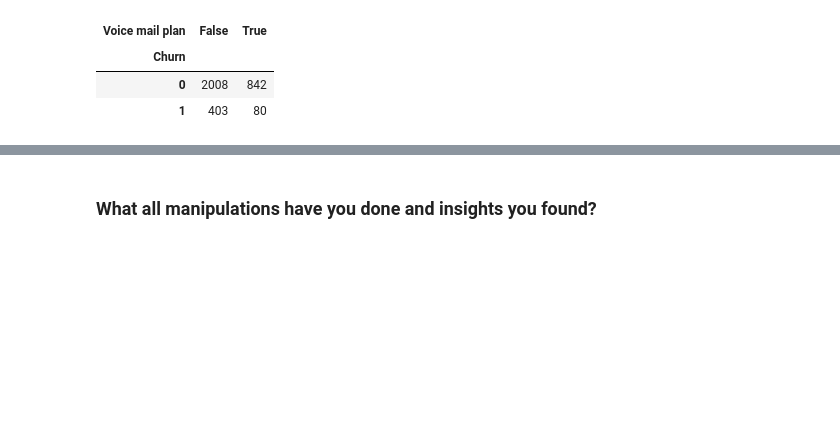
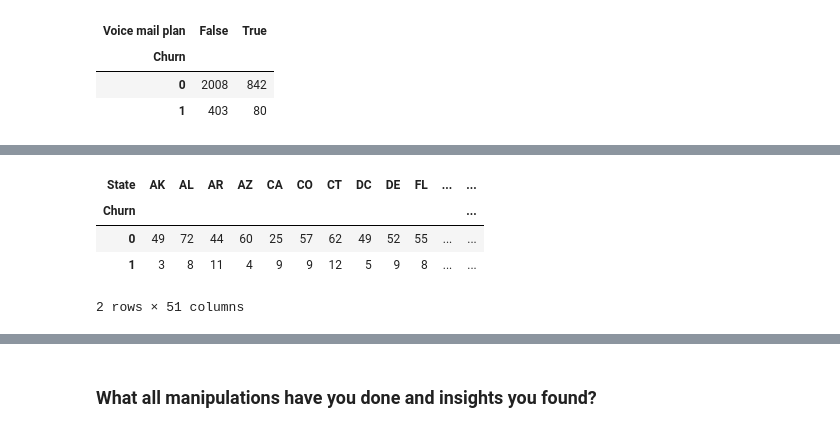
Before and after one commit to rajathAgalkote/EDA1-Telecom-Churn---Capstone, a Jupyter notebook: Rajathadri_EDA_Telecom_Churn_Analysis_Project.ipynb, the cells around one changed output, grey strips where cells are left out. Drawn from its saved outputs; the diff is of its cells as text; code cells hidden in the pictures; blank space fills up the shorter version.

```diff
--- a/Rajathadri_EDA_Telecom_Churn_Analysis_Project.ipynb
+++ b/Rajathadri_EDA_Telecom_Churn_Analysis_Project.ipynb
@@ -508,0 +526,10 @@ pd.crosstab(db['Churn'], db['Voice mail plan'])
+# %%
+# a Transposed cross table to observe the correlation between State and Churn
+
+pd.crosstab(db['State'], db['Churn']).T
+# %% [output]
+| State | AK | AL | AR | AZ | CA | CO | CT | DC | DE | FL | ... | ... |
+| Churn |  |  |  |  |  |  |  |  |  |  |  | ... |
+| 0 | 49 | 72 | 44 | 60 | 25 | 57 | 62 | 49 | 52 | 55 | ... | ... |
+| 1 | 3 | 8 | 11 | 4 | 9 | 9 | 12 | 5 | 9 | 8 | ... | ... |
+2 rows × 51 columns
```
Also changed, not shown: parts of 50 cells of this notebook.
